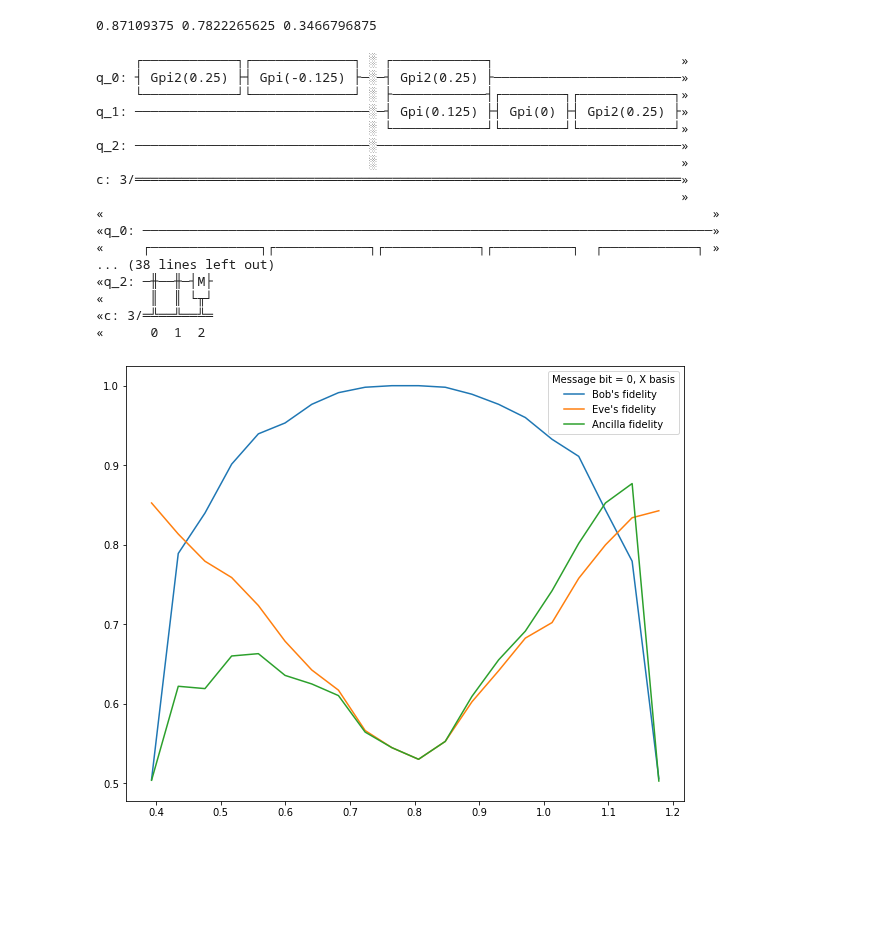
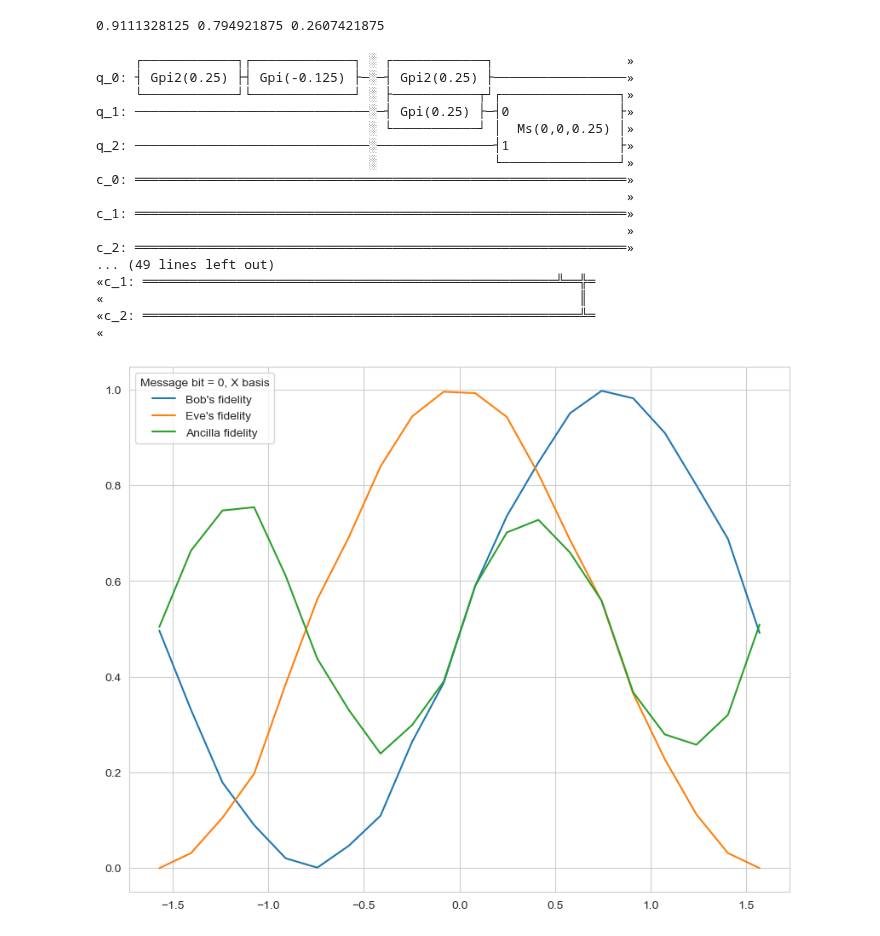
Before and after one commit to egrace479/QuForceBB84Proj, a Jupyter notebook: notebooks/IonQ_Nov2022.ipynb, the cells around one changed output. Drawn from its saved outputs; the diff is of its cells as text; code cells hidden in the pictures; blank space fills up the shorter version.

Commit message:
adjusted theta values and removed five initial gates accordingly

```diff
--- a/notebooks/IonQ_Nov2022.ipynb
+++ b/notebooks/IonQ_Nov2022.ipynb
@@ -17,6 +17,9 @@ from qiskit import Aer, execute, assemble
 from numpy.random import randint, shuffle
 import numpy as np
 import matplotlib.pyplot as plt
+import seaborn as sns
+
+sns.set_style("whitegrid")
 
 # To supress the deprecation warnings
 import warnings
@@ -109,15 +91,19 @@ def measurement_prep(qc, bitval, basis):
 
     return qc
 # %%
-def eve_clones(qc, theta1):
-    theta = theta_maker(theta1)
+def eve_clones(qc, theta2):
+    theta = [np.pi/4, theta2, theta2]
 
-    qc.append(GPIGate(1/8), [1])
-    qc.append(GPIGate(0), [1])
-    qc.append(GPI2Gate(1/4), [1])
-    qc.append(GPIGate((theta[0] + np.pi/4)/(2 * np.pi)), [1])
-    qc.append(GPI2Gate(1/4), [1])
-    qc.append(GPIGate(1/8), [1])
+    #Eve Prep
+
+#    qc.append(GPIGate(1/8), [1])
+#    qc.append(GPIGate(0), [1])
+#    qc.append(GPI2Gate(1/4), [1])
+#    qc.append(GPIGate((theta[0] + np.pi/4)/(2 * np.pi)), [1])
+#    qc.append(GPI2Gate(1/4), [1])
+#    qc.append(GPIGate(1/8), [1])
+
+    qc.append(GPIGate(1/4), [1])
 
     qc.append(MSGate(0,0), [1,2])
 
@@ -135,6 +121,8 @@ def eve_clones(qc, theta1):
     qc.append(GPIGate(theta[2]/(2*np.pi)), [1])
     qc.append(GPI2Gate(1/4), [1])
     qc.append(GPIGate(1/8), [1])
+
+   #Eve Clone
 
     qc.append(GPI2Gate(1/4), [0])
 
@@ -159,7 +147,7 @@ def eve_clones(qc, theta1):
 
     return qc
 # %%
-def run_experiment(theta1, bitval, basis):
+def run_experiment(theta2, bitval, basis):
     qc = QuantumCircuit(3,3)
 
     # Alice prepares her qubit to send
@@ -167,7 +155,7 @@ def run_experiment(theta1, bitval, basis):
     qc.barrier()
 
     # Eve clones the flying qubit
-    eve_clones(qc, theta1)
+    eve_clones(qc, theta2)
 
     qc.barrier()
     # Bob and Eve prepare to measure
@@ -291,47 +279,47 @@ c: 3/═════════════════════════
 # %%
-qc, B, E, A = run_experiment(np.pi/8 + 0.1, 1, 'Y')
+qc, B, E, A = run_experiment(np.pi/8 + 0.079, 1, 'Y')
 print(B,E,A)
 qc.draw()
 # %% [output]
-0.87109375 0.7822265625 0.3466796875
+0.9111328125 0.794921875 0.2607421875
-     ┌────────────┐┌─────────────┐ ░ ┌────────────┐                        »
-q_0: ┤ Gpi2(0.25) ├┤ Gpi(-0.125) ├─░─┤ Gpi2(0.25) ├────────────────────────»
-     └────────────┘└─────────────┘ ░ ├────────────┤┌────────┐┌────────────┐»
-q_1: ──────────────────────────────░─┤ Gpi(0.125) ├┤ Gpi(0) ├┤ Gpi2(0.25) ├»
-                                   ░ └────────────┘└────────┘└────────────┘»
-q_2: ──────────────────────────────░───────────────────────────────────────»
-                                   ░                                       »
-c: 3/══════════════════════════════════════════════════════════════════════»
-                                                                           »
-«                                                                              »
-«q_0: ─────────────────────────────────────────────────────────────────────────»
-«     ┌──────────────┐┌────────────┐┌────────────┐┌──────────┐  ┌────────────┐ »
-... (38 lines left out)
-«q_2: ─╫──╫─┤M├
-«      ║  ║ └╥┘
-«c: 3/═╩══╩══╩═
-«      0  1  2
+     ┌────────────┐┌─────────────┐ ░ ┌────────────┐                 »
+q_0: ┤ Gpi2(0.25) ├┤ Gpi(-0.125) ├─░─┤ Gpi2(0.25) ├─────────────────»
+     └────────────┘└─────────────┘ ░ ├───────────┬┘┌───────────────┐»
+q_1: ──────────────────────────────░─┤ Gpi(0.25) ├─┤0              ├»
+                                   ░ └───────────┘ │  Ms(0,0,0.25) │»
+q_2: ──────────────────────────────░───────────────┤1              ├»
+                                   ░               └───────────────┘»
+c_0: ═══════════════════════════════════════════════════════════════»
+                                                                    »
+c_1: ═══════════════════════════════════════════════════════════════»
+                                                                    »
+c_2: ═══════════════════════════════════════════════════════════════»
+... (49 lines left out)
+«c_1: ═════════════════════════════════════════════════════╩══╬═
+«                                                             ║
+«c_2: ════════════════════════════════════════════════════════╩═
+«
 # %%
-ts = np.linspace(np.pi/8, 3*np.pi/8, 20)
+ts = np.linspace(-np.pi/2, np.pi/2, 20)
 B = []
 E = []
 A = []
 for j in range(len(ts)):
     qc, b, e, a = run_experiment(ts[j],0, 'X')
     B.append(b)
     E.append(e)
     A.append(a)
 
 B = np.array(B)
 E = np.array(E)
 A = np.array(A)
 
 plt.figure(figsize=(10,8))
 plt.plot(ts, B, label = "Bob's fidelity")
 plt.plot(ts, E, label = "Eve's fidelity")
 plt.plot(ts, A, label = "Ancilla fidelity")
 plt.legend(title="Message bit = 0, X basis")
 plt.show()
 # %% [output]
-[figure, old version]
+[figure, new version]
 # %%
```
Also changed, not shown: parts of 7 cells of this notebook.
